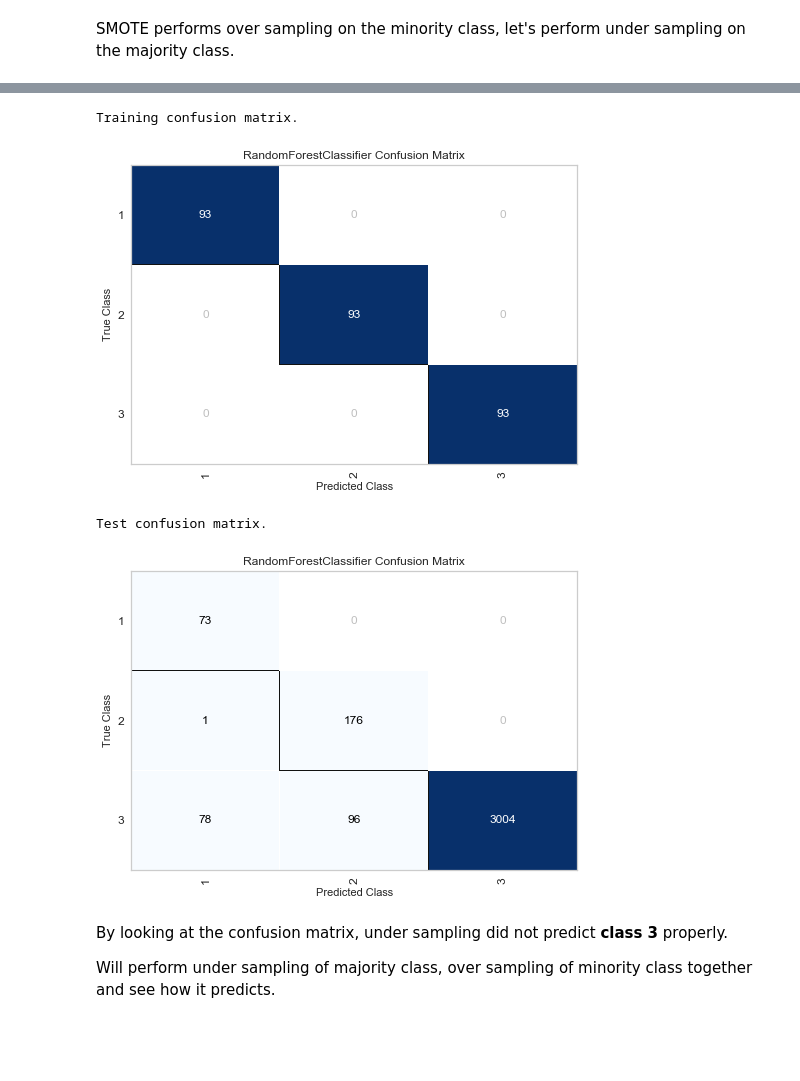
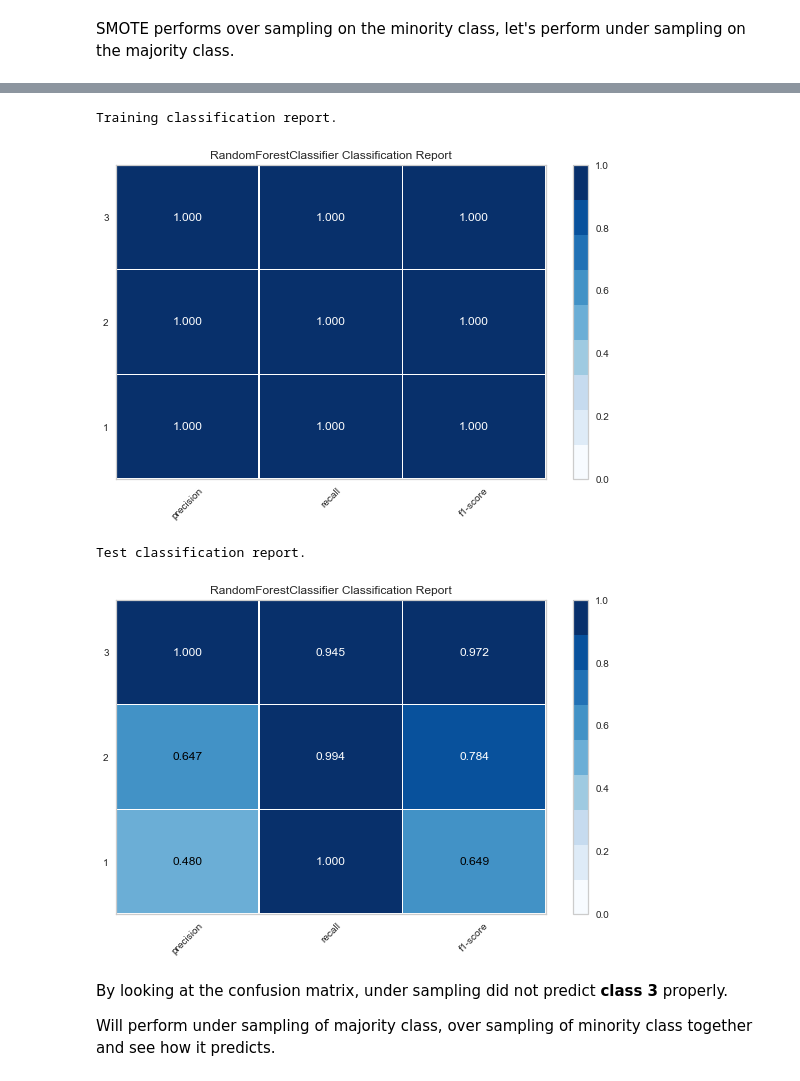
Before and after one commit to rahul7a/thyroid-classification, a Jupyter notebook: MachineLearning/ModelingAndMachineLearning.ipynb, the cells around one changed output, grey strips where cells are left out. Drawn from its saved outputs; the diff is of its cells as text; code cells hidden in the pictures; blank space fills up the shorter version.

Commit message:
Completed classification reports.

```diff
--- a/MachineLearning/ModelingAndMachineLearning.ipynb
+++ b/MachineLearning/ModelingAndMachineLearning.ipynb
@@ -84,7 +85,7 @@ Wall time: 273 ms
 # %% [markdown]
 ### Tuning parameters for logistic regression
 # %%
-classifiers = [] # classifiers
+classifiers = {} # classifiers
 # the grid of parameters to search over
 Cs = [0.001, 0.01, 0.1, 1, 10, 100, 1000]
 # %%
@@ -201,9 +202,9 @@ dtree_clf = DecisionTreeClassifier(random_state=RANDOM_STATE)
 
 train_score = classifier_scores(dtree_clf, 'train', X_train, y_train)
 test_score = classifier_scores(dtree_clf, 'test', X_test, y_test)
-#show_report(dtree_clf, X_train, y_train, 'classification', 'train')
-#show_report(dtree_clf, X_test, y_test, 'classification', 'test')
-show_report(dtree_clf, X_train, y_train, 'confusion', 'train')
-show_report(dtree_clf, X_test, y_test, 'confusion', 'test')
-classifiers.append(dtree_clf)
+show_report(dtree_clf, X_train, y_train, 'classification', 'train')
+show_report(dtree_clf, X_test, y_test, 'classification', 'test')
+#show_report(dtree_clf, X_train, y_train, 'confusion', 'train')
+#show_report(dtree_clf, X_test, y_test, 'confusion', 'test')
+classifiers['DecisionTreeClassifier']=dtree_clf
 # %% [output]
@@ -225,7 +226,7 @@ Accuracy score of classifier on test is 0.9900816802800467
 # %%
-#show_report(rf_clf, X_train, y_train, 'classification', 'train')
-#show_report(rf_clf, X_test, y_test, 'classification', 'test')
-show_report(rf_clf, X_train, y_train, 'confusion', 'train')
-show_report(rf_clf, X_test, y_test, 'confusion', 'test')
-classifiers.append(rf_clf)
+show_report(rf_clf, X_train, y_train, 'classification', 'train')
+show_report(rf_clf, X_test, y_test, 'classification', 'test')
+#show_report(rf_clf, X_train, y_train, 'confusion', 'train')
+#show_report(rf_clf, X_test, y_test, 'confusion', 'test')
+classifiers['RandomForestClassifier']=rf_clf
 # %% [output]
@@ -249,7 +250,7 @@ Accuracy score of classifier on test is 0.9929988331388565
 # %%
-#show_report(rf_oversampler, os_features, os_labels, 'classification', 'train')
-#show_report(rf_oversampler, X_test, y_test, 'classification', 'test')
-show_report(rf_oversampler, os_features, os_labels, 'confusion', 'train')
-show_report(rf_oversampler, X_test, y_test, 'confusion', 'test')
-classifiers.append(rf_oversampler)
+show_report(rf_oversampler, os_features, os_labels, 'classification', 'train')
+show_report(rf_oversampler, X_test, y_test, 'classification', 'test')
+#show_report(rf_oversampler, os_features, os_labels, 'confusion', 'train')
+#show_report(rf_oversampler, X_test, y_test, 'confusion', 'test')
+classifiers['RandomForestClassifier using SMOTE (over-sampling)']=rf_oversampler
 # %% [output]
@@ -275,14 +276,14 @@ Accuracy score of classifier on test is 0.9489498249708285
 # %%
-#show_report(rf_undersampler, us_features, us_labels, 'classification', 'train')
-#show_report(rf_undersampler, X_test, y_test, 'classification', 'test')
-show_report(rf_undersampler, us_features, us_labels, 'confusion', 'train')
-show_report(rf_undersampler, X_test, y_test, 'confusion', 'test')
-classifiers.append(rf_undersampler)
+show_report(rf_undersampler, us_features, us_labels, 'classification', 'train')
+show_report(rf_undersampler, X_test, y_test, 'classification', 'test')
+#show_report(rf_undersampler, us_features, us_labels, 'confusion', 'train')
+#show_report(rf_undersampler, X_test, y_test, 'confusion', 'test')
+classifiers['RandomForestClassifier using RandomUnderSampler (under-sampling)']=rf_undersampler
 # %% [output]
-Training confusion matrix.
+Training classification report.
-[figure, old version]
+[figure, new version]
-Test confusion matrix.
+Test classification report.
-[figure, old version]
+[figure, new version]
 # %% [markdown]
 By looking at the confusion matrix, under sampling did not predict **class 3** properly.
 
```
Also changed, not shown: parts of 32 cells of this notebook.
